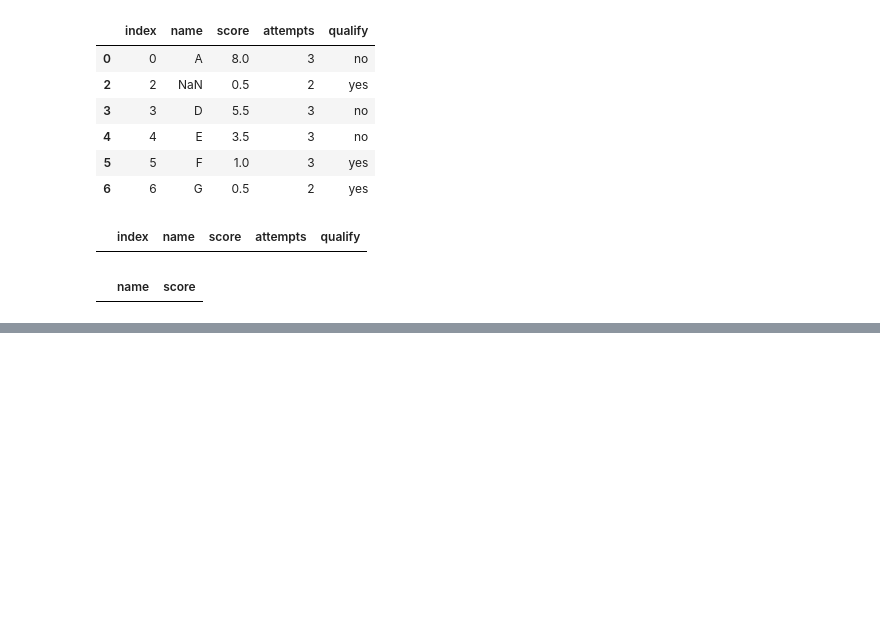
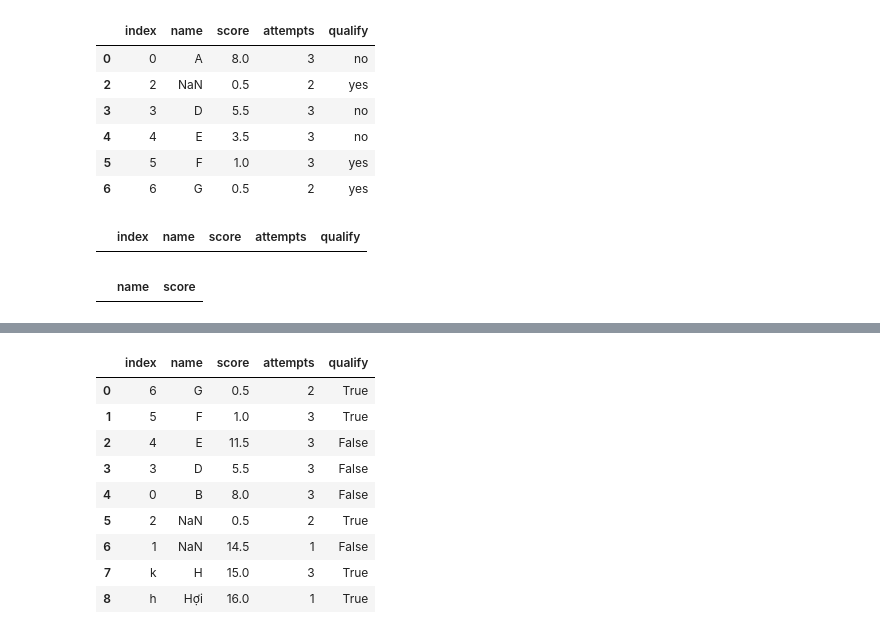
Before and after one commit to Biuuu2309/Data-Analysis-Basic-Method, a Jupyter notebook: Assign/DataFrame.ipynb, the cells around one changed output, grey strips where cells are left out. Drawn from its saved outputs; the diff is of its cells as text; code cells hidden in the pictures; blank space fills up the shorter version.

```diff
--- a/Assign/DataFrame.ipynb
+++ b/Assign/DataFrame.ipynb
@@ -248,0 +329,19 @@ SyntaxError: invalid syntax (<ipython-input-140-a32736e39b65>, line 1)
+# %%
+'''Sử dụng phương thức concat của pandas để thêm 1 dòng mới với name=’Hợi’,
+score=16.0, attempts=1, qualify=yes với index =0 vào df2.'''
+D = {'index': 'h', 'name': 'Hợi', 'score': 16.0, 'attempts': 1, 'qualify': True}
+df3 = pd.DataFrame(D, index=[8])
+df2 = pd.concat([df2, df3], ignore_index=True)
+# %%
+df2
+# %% [output]
+|  | index | name | score | attempts | qualify |
+| 0 | 6 | G | 0.5 | 2 | True |
+| 1 | 5 | F | 1.0 | 3 | True |
+| 2 | 4 | E | 11.5 | 3 | False |
+| 3 | 3 | D | 5.5 | 3 | False |
+| 4 | 0 | B | 8.0 | 3 | False |
+| 5 | 2 | NaN | 0.5 | 2 | True |
+| 6 | 1 | NaN | 14.5 | 1 | False |
+| 7 | k | H | 15.0 | 3 | True |
+| 8 | h | Hợi | 16.0 | 1 | True |
```
Also changed, not shown: parts of 17 cells of this notebook.
